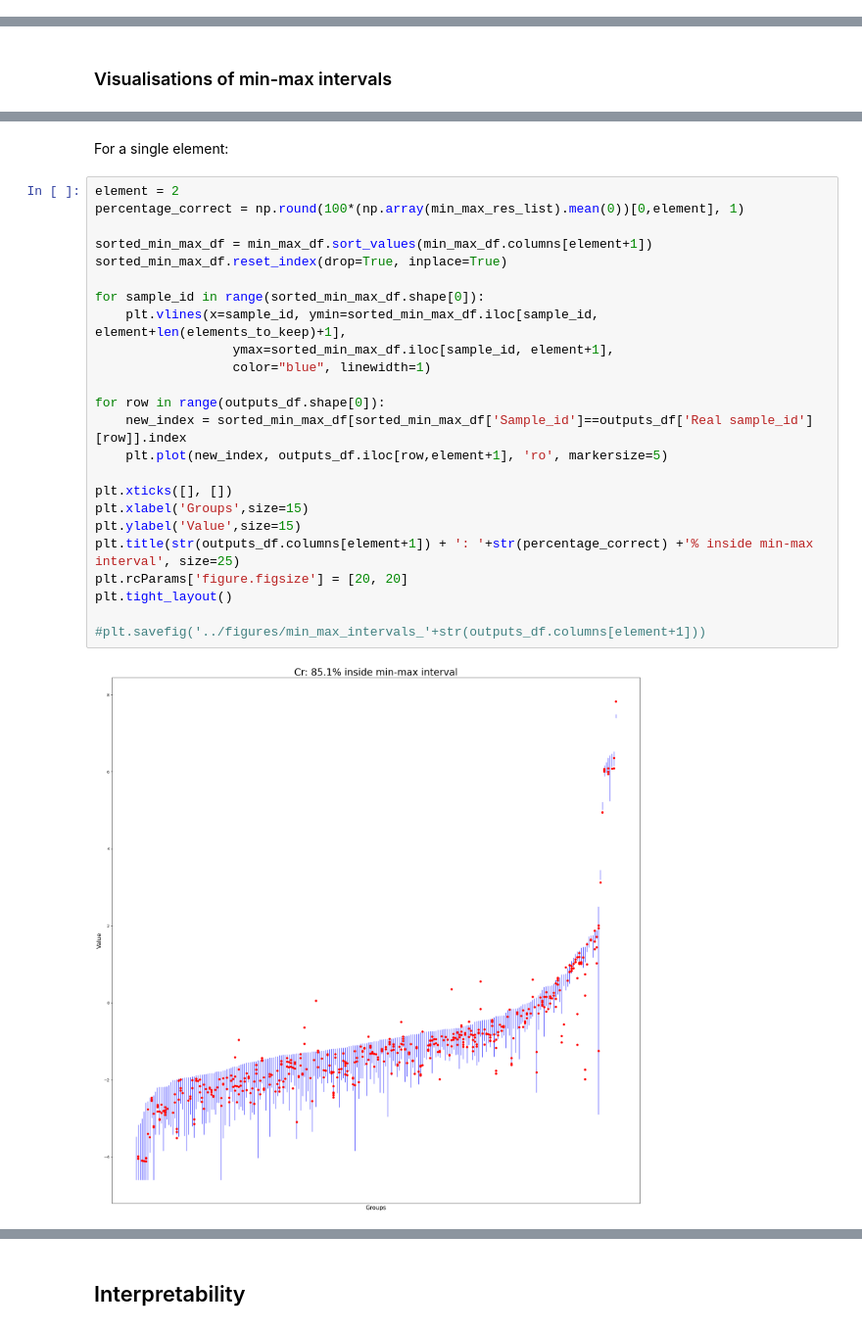
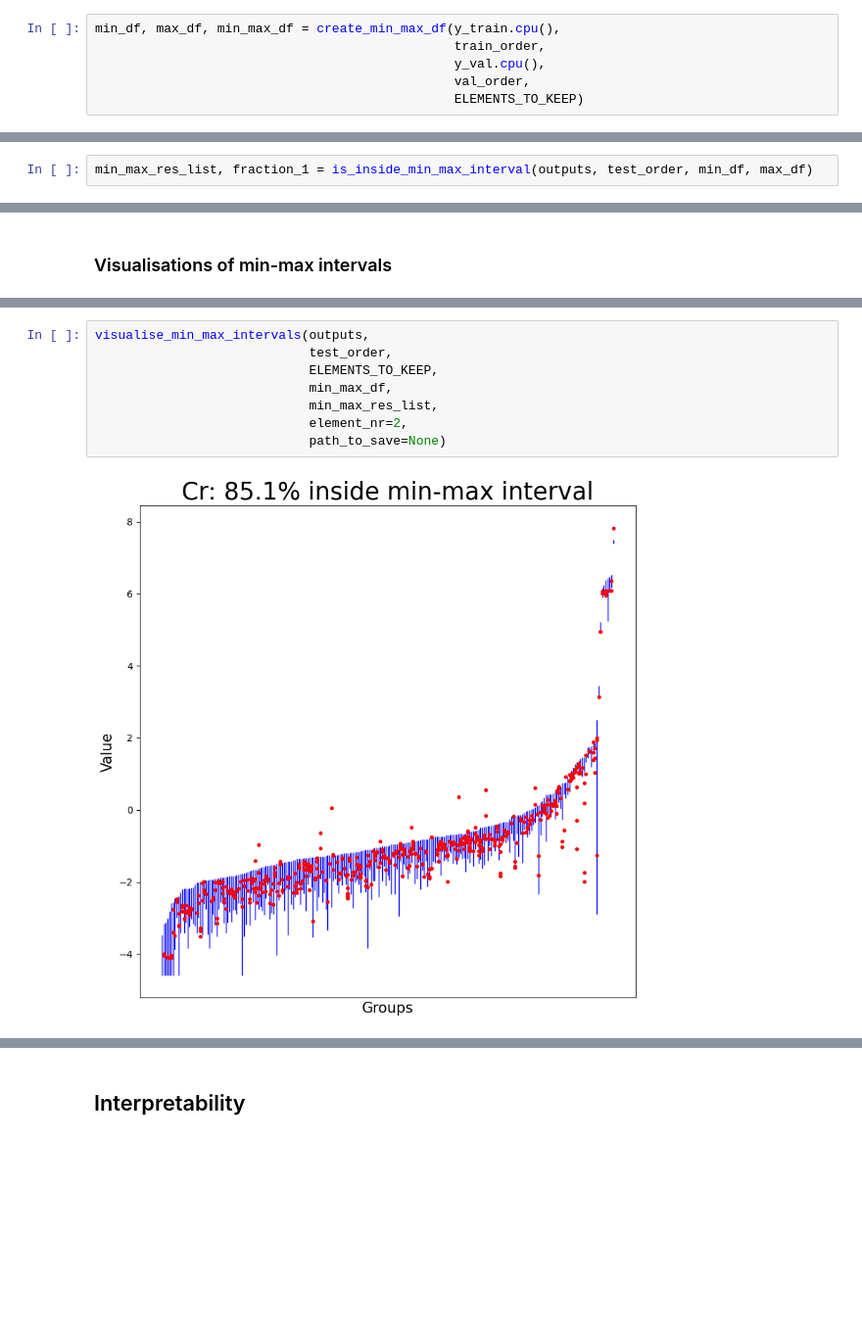
Before and after one commit to BDomzal/inks, a Jupyter notebook: notebooks/inks_nn_regression (Copy).ipynb, the cells around one changed output, grey strips where cells are left out. Shown at 98% size. Drawn from its saved outputs; the diff is of its cells as text; blank space fills up the shorter version.

```diff
--- a/notebooks/inks_nn_regression (Copy).ipynb
+++ b/notebooks/inks_nn_regression (Copy).ipynb
@@ -483,0 +241,6 @@ for test_example, sample_id in zip(outputs, test_order):
+# %%
+min_df, max_df, min_max_df = create_min_max_df(y_train.cpu(),
+                                               train_order,
+                                               y_val.cpu(),
+                                               val_order,
+                                               ELEMENTS_TO_KEEP)
@@ -483,0 +254,2 @@ for test_example, sample_id in zip(outputs, test_order):
+# %%
+min_max_res_list, fraction_1 = is_inside_min_max_interval(outputs, test_order, min_df, max_df)
@@ -562,28 +286,10 @@ plt.rcParams['figure.figsize'] = [20, 20]
-# %% [markdown]
-For a single element:
-# %%
-element = 2
-percentage_correct = np.round(100*(np.array(min_max_res_list).mean(0))[0,element], 1)
-
-sorted_min_max_df = min_max_df.sort_values(min_max_df.columns[element+1])
-sorted_min_max_df.reset_index(drop=True, inplace=True)
-
-for sample_id in range(sorted_min_max_df.shape[0]):
-    plt.vlines(x=sample_id, ymin=sorted_min_max_df.iloc[sample_id, element+len(elements_to_keep)+1],
-                  ymax=sorted_min_max_df.iloc[sample_id, element+1],
-                  color="blue", linewidth=1)
-
-for row in range(outputs_df.shape[0]):
-    new_index = sorted_min_max_df[sorted_min_max_df['Sample_id']==outputs_df['Real sample_id'][row]].index
-    plt.plot(new_index, outputs_df.iloc[row,element+1], 'ro', markersize=5)
-
-plt.xticks([], [])
-plt.xlabel('Groups',size=15)
-plt.ylabel('Value',size=15)
-plt.title(str(outputs_df.columns[element+1]) + ': '+str(percentage_correct) +'% inside min-max interval', size=25)
-plt.rcParams['figure.figsize'] = [20, 20]
-plt.tight_layout()
-
-#plt.savefig('../figures/min_max_intervals_'+str(outputs_df.columns[element+1]))
-# %% [output]
-[figure, removed]
+# %%
+visualise_min_max_intervals(outputs,
+                            test_order,
+                            ELEMENTS_TO_KEEP,
+                            min_max_df,
+                            min_max_res_list,
+                            element_nr=2,
+                            path_to_save=None)
+# %% [output]
+[figure, added]
```
Also changed, not shown: parts of 61 cells of this notebook, 1 other file.
